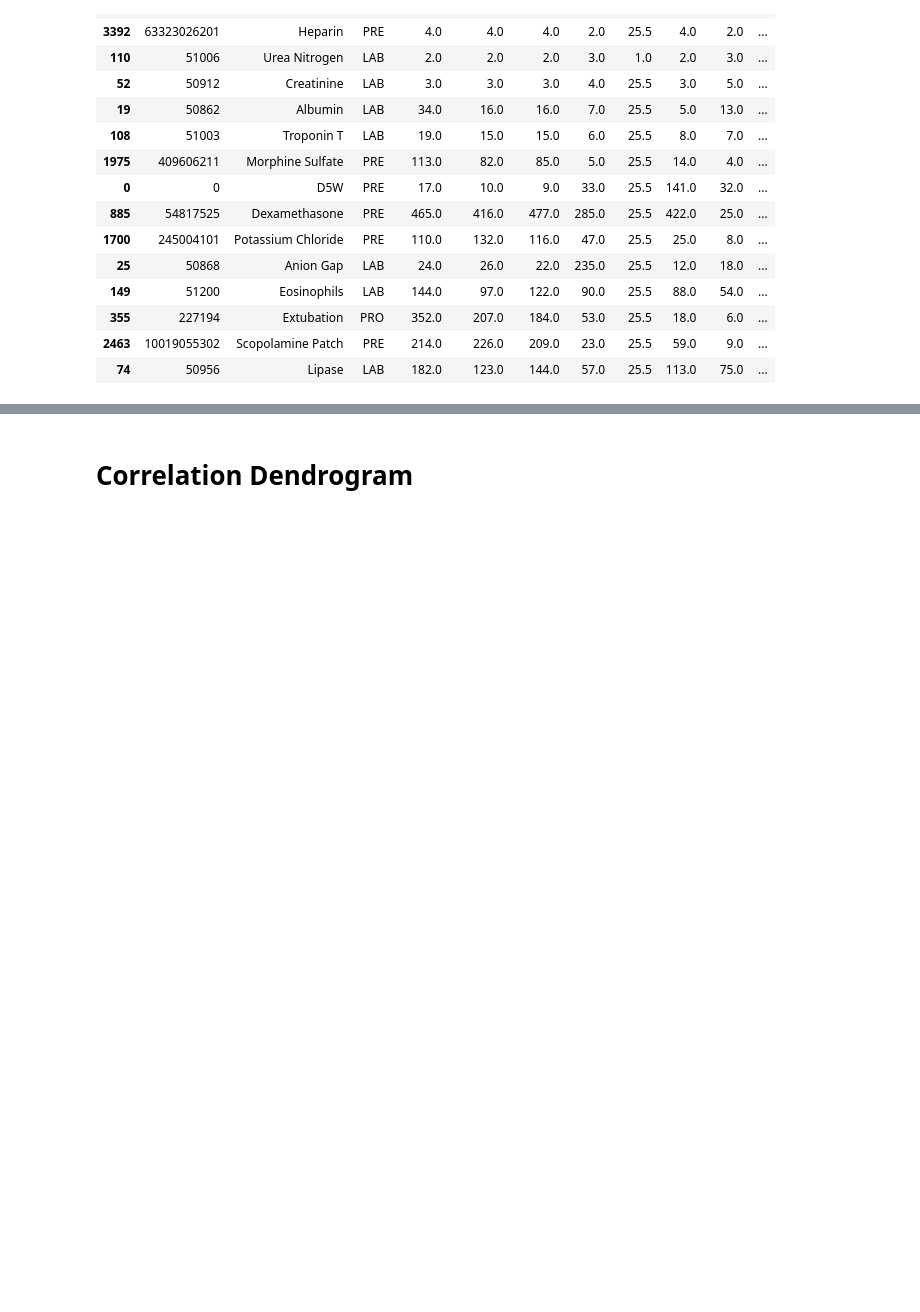
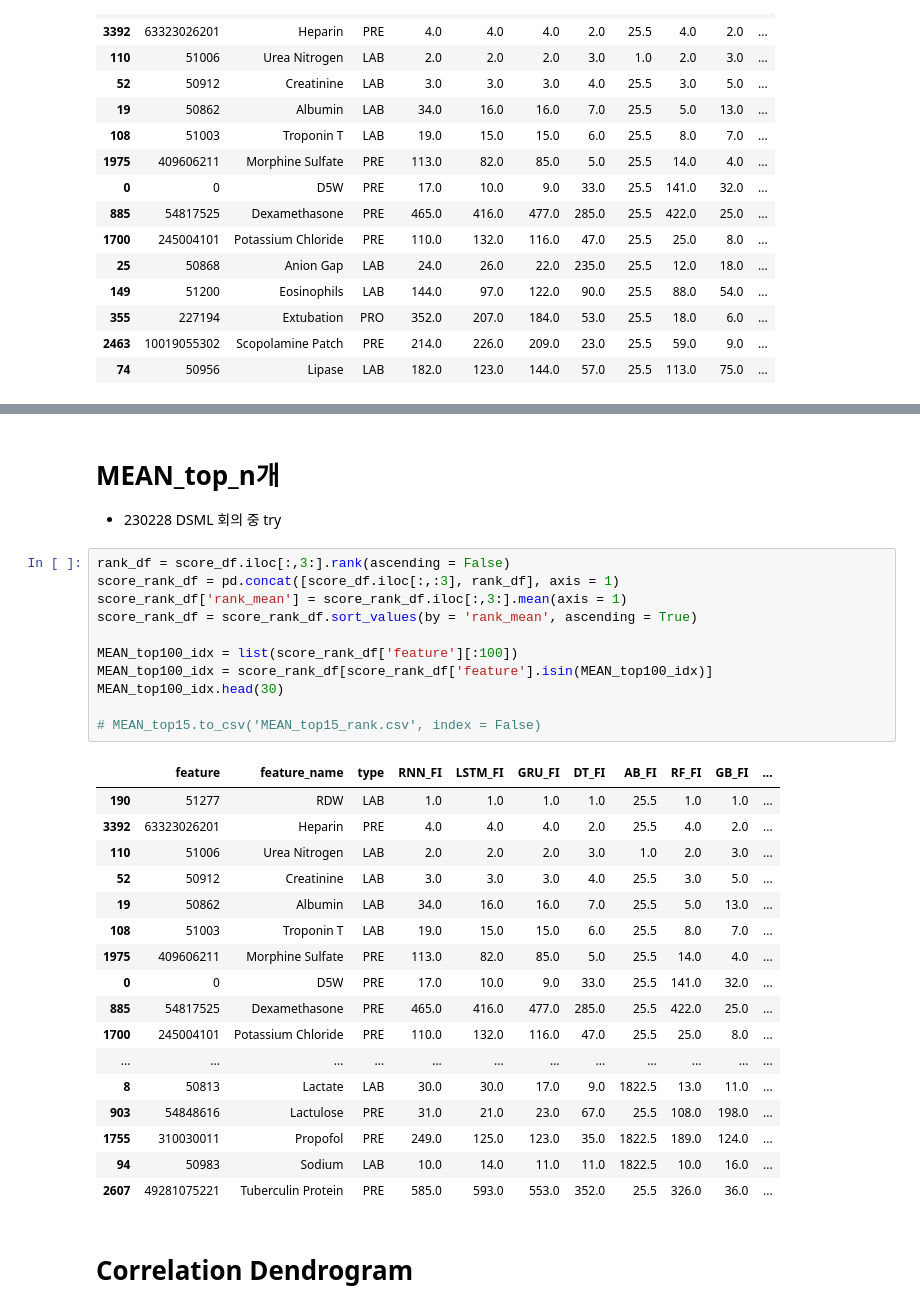
Before and after one commit to limeorange/MIMIC_Research, a Jupyter notebook: 해외_Journal of Biomedical Informatics/09 28 Methods Rank & Correlation Dendrogram.ipynb, the cells around one changed output, grey strips where cells are left out. Saved outputs shown, nothing was run; the diff lists cells and outputs as text; blank space fills up the shorter version.

```diff
--- a/해외_Journal of Biomedical Informatics/09 28 Methods Rank & Correlation Dendrogram.ipynb
+++ b/해외_Journal of Biomedical Informatics/09 28 Methods Rank & Correlation Dendrogram.ipynb
@@ -216,3 +251,35 @@ MEAN_top15
+# %% [markdown]
+# MEAN_top_n개
+- 230228 DSML 회의 중 try
+# %%
+rank_df = score_df.iloc[:,3:].rank(ascending = False)
+score_rank_df = pd.concat([score_df.iloc[:,:3], rank_df], axis = 1)
+score_rank_df['rank_mean'] = score_rank_df.iloc[:,3:].mean(axis = 1)
+score_rank_df = score_rank_df.sort_values(by = 'rank_mean', ascending = True)
+
+MEAN_top100_idx = list(score_rank_df['feature'][:100])
+MEAN_top100_idx = score_rank_df[score_rank_df['feature'].isin(MEAN_top100_idx)]
+MEAN_top100_idx.head(30)
+
+# MEAN_top15.to_csv('MEAN_top15_rank.csv', index = False)
+# %% [output]
+|  | feature | feature_name | type | RNN_FI | LSTM_FI | GRU_FI | DT_FI | AB_FI | RF_FI | GB_FI | ... |
+| 190 | 51277 | RDW | LAB | 1.0 | 1.0 | 1.0 | 1.0 | 25.5 | 1.0 | 1.0 | ... |
+| 3392 | 63323026201 | Heparin | PRE | 4.0 | 4.0 | 4.0 | 2.0 | 25.5 | 4.0 | 2.0 | ... |
+| 110 | 51006 | Urea Nitrogen | LAB | 2.0 | 2.0 | 2.0 | 3.0 | 1.0 | 2.0 | 3.0 | ... |
+| 52 | 50912 | Creatinine | LAB | 3.0 | 3.0 | 3.0 | 4.0 | 25.5 | 3.0 | 5.0 | ... |
+| 19 | 50862 | Albumin | LAB | 34.0 | 16.0 | 16.0 | 7.0 | 25.5 | 5.0 | 13.0 | ... |
+| 108 | 51003 | Troponin T | LAB | 19.0 | 15.0 | 15.0 | 6.0 | 25.5 | 8.0 | 7.0 | ... |
+| 1975 | 409606211 | Morphine Sulfate | PRE | 113.0 | 82.0 | 85.0 | 5.0 | 25.5 | 14.0 | 4.0 | ... |
+| 0 | 0 | D5W | PRE | 17.0 | 10.0 | 9.0 | 33.0 | 25.5 | 141.0 | 32.0 | ... |
+| 885 | 54817525 | Dexamethasone | PRE | 465.0 | 416.0 | 477.0 | 285.0 | 25.5 | 422.0 | 25.0 | ... |
+| 1700 | 245004101 | Potassium Chloride | PRE | 110.0 | 132.0 | 116.0 | 47.0 | 25.5 | 25.0 | 8.0 | ... |
+| ... | ... | ... | ... | ... | ... | ... | ... | ... | ... | ... | ... |
+| 8 | 50813 | Lactate | LAB | 30.0 | 30.0 | 17.0 | 9.0 | 1822.5 | 13.0 | 11.0 | ... |
+| 903 | 54848616 | Lactulose | PRE | 31.0 | 21.0 | 23.0 | 67.0 | 25.5 | 108.0 | 198.0 | ... |
+| 1755 | 310030011 | Propofol | PRE | 249.0 | 125.0 | 123.0 | 35.0 | 1822.5 | 189.0 | 124.0 | ... |
+| 94 | 50983 | Sodium | LAB | 10.0 | 14.0 | 11.0 | 11.0 | 1822.5 | 10.0 | 16.0 | ... |
+| 2607 | 49281075221 | Tuberculin Protein | PRE | 585.0 | 593.0 | 553.0 | 352.0 | 25.5 | 326.0 | 36.0 | ... |
 # %% [markdown]
 # Correlation Dendrogram
 # %%
```
Also changed, not shown: parts of 10 cells of this notebook.
